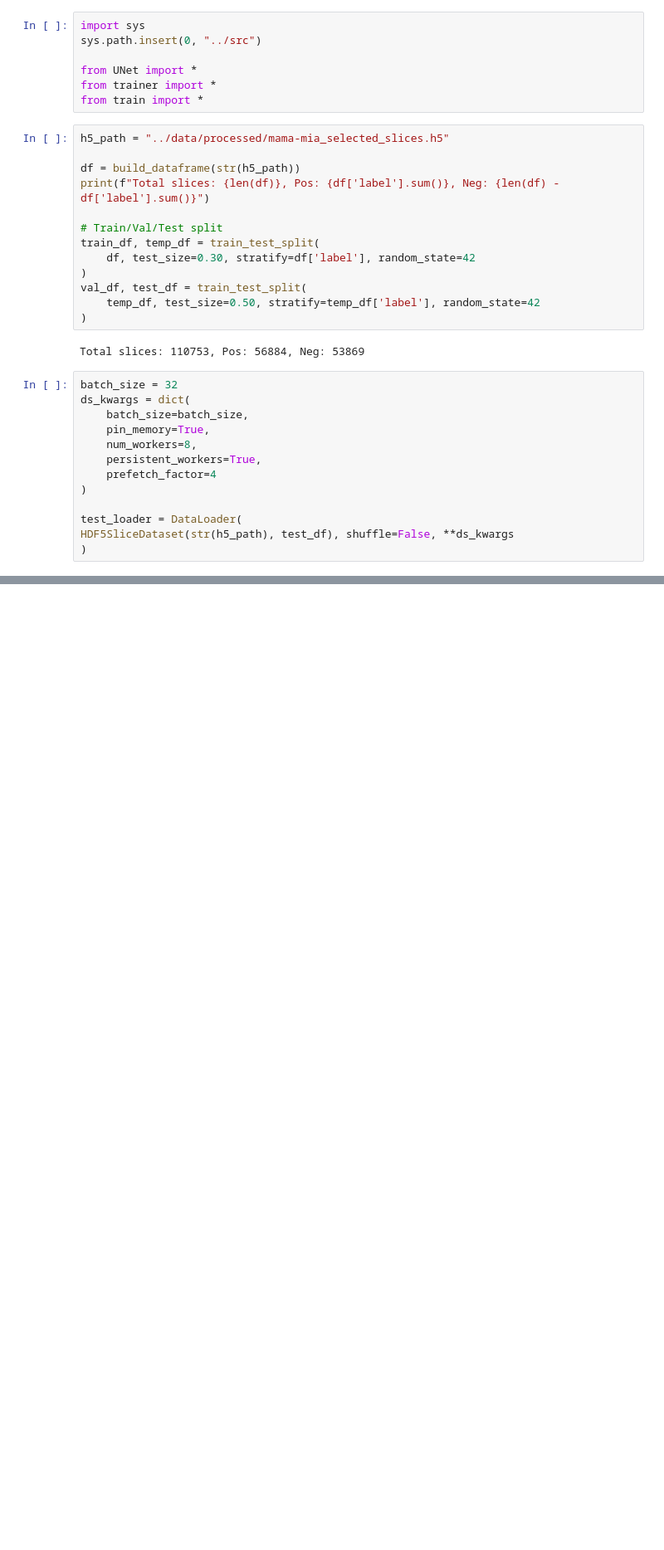
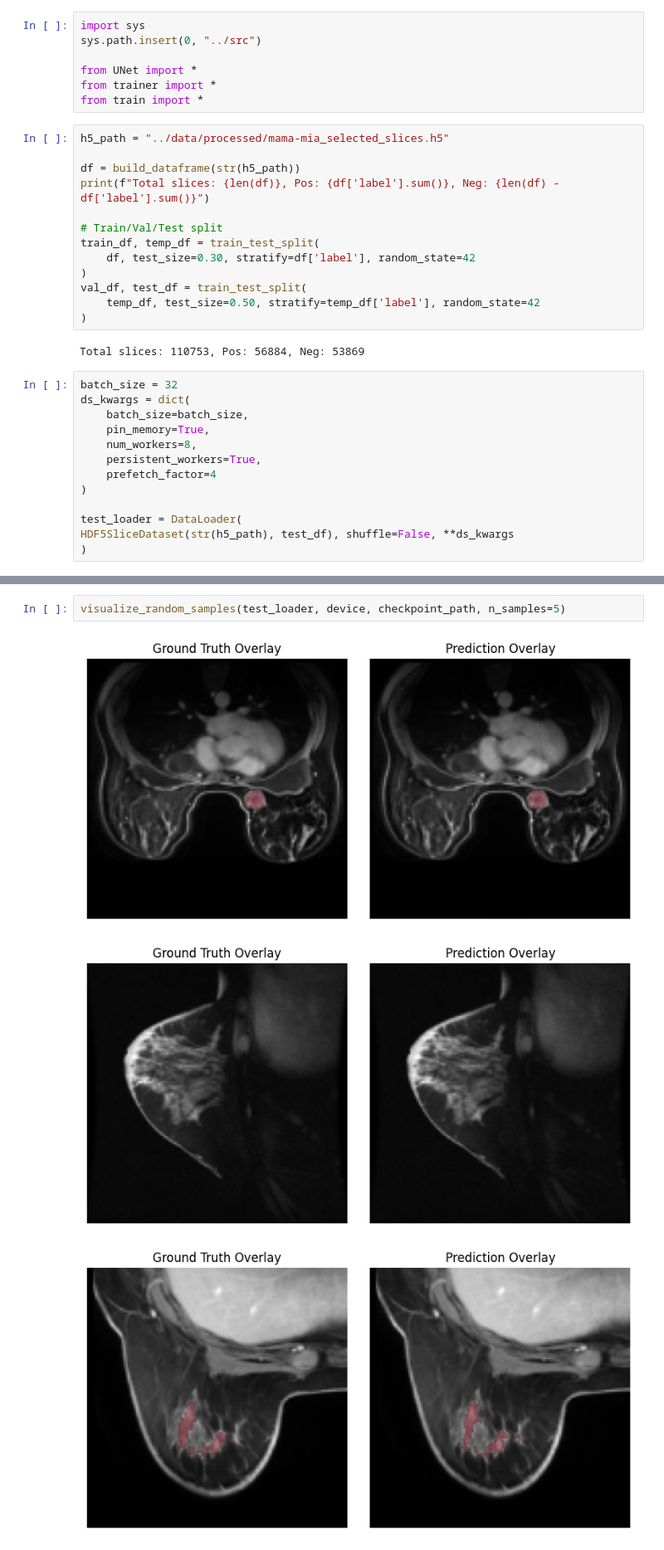
Before and after one commit to hoteamarian/breast-mri-unet-segmentation, a Jupyter notebook: notebooks/test.ipynb, the cells around one changed output, grey strips where cells are left out. Shown at 83% size. Drawn from its saved outputs; the diff is of its cells as text; blank space fills up the shorter version.

```diff
--- a/notebooks/test.ipynb
+++ b/notebooks/test.ipynb
@@ -150,0 +218,6 @@ for i in range(0, len(cols), 2):
+# %%
+visualize_random_samples(test_loader, device, checkpoint_path, n_samples=5)
+# %% [output]
+[figure, added]
+[figure, added]
+[figure, added]
```
Also changed, not shown: parts of 8 cells of this notebook.
